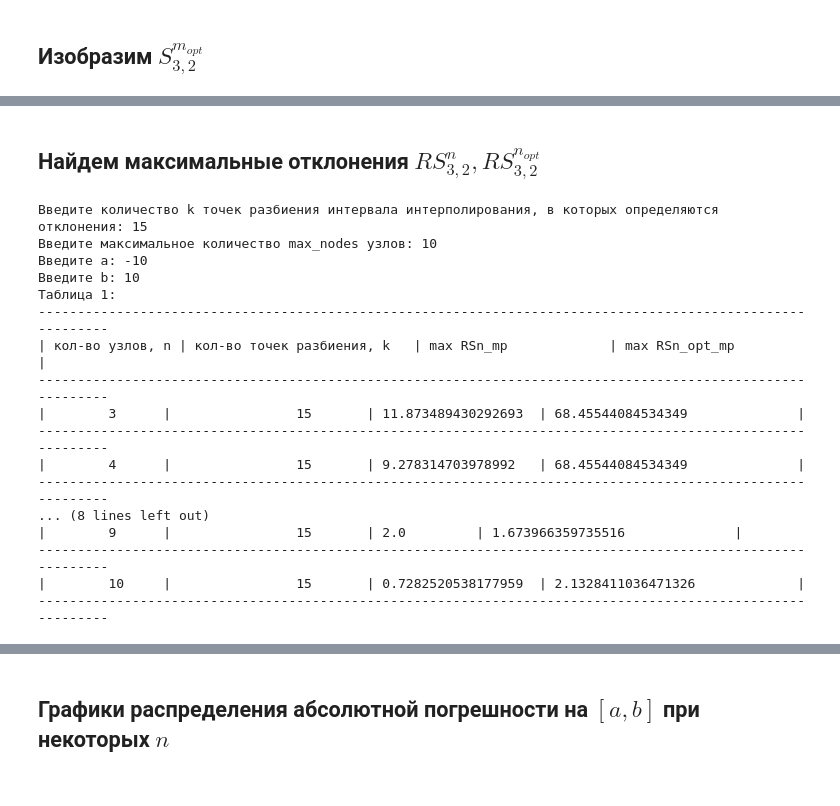
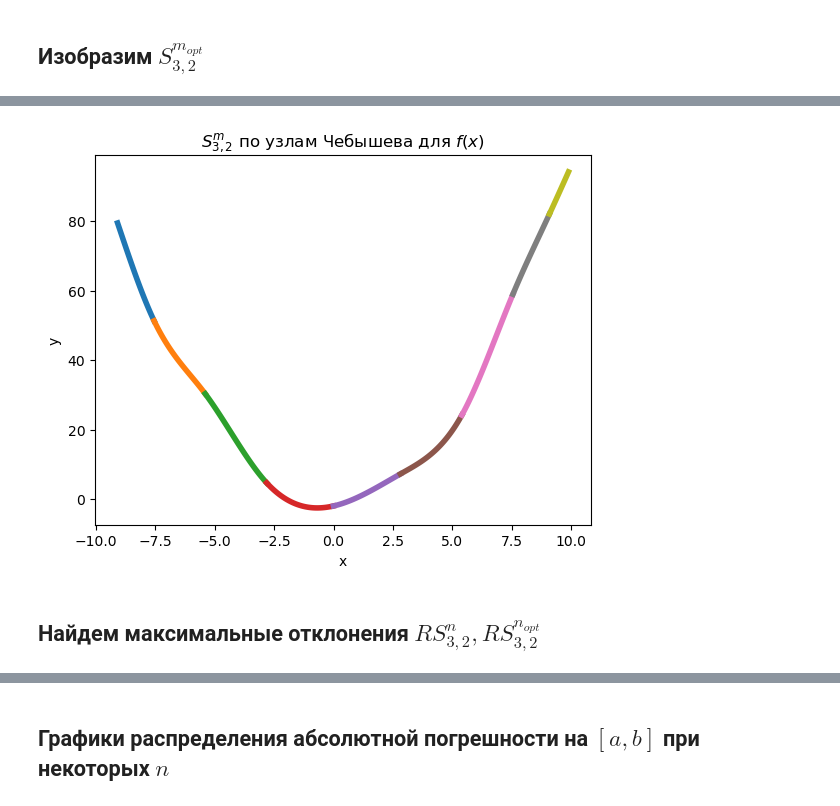
Before and after one commit to verse-chorus/NumericalMethodsSPbU, a Jupyter notebook: Interpolation/Cubic_spline.ipynb, the cells around one changed output, grey strips where cells are left out. Drawn from its saved outputs; the diff is of its cells as text; code cells hidden in the pictures.

```diff
--- a/Interpolation/Cubic_spline.ipynb
+++ b/Interpolation/Cubic_spline.ipynb
@@ -224,64 +157,6 @@ optimal_cub_spline(arg=1, a=-11, b=10, m=7, fig=True)
+# %%
+opt_spline.plot_spline()
+# %% [output]
+[figure, added]
 # %% [markdown]
 ## Найдем максимальные отклонения $RS_{3,2}^n, RS_{3,2}^{n_{opt}}$
-# %%
-k = int(input('Введите количество k точек разбиения интервала интерполирования, в которых определяются отклонения: '))
-max_nodes = int(input('Введите максимальное количество max_nodes узлов: '))
-# mds = maximum_difference_segment
-a = float(input('Введите a: '))
-b = float(input('Введите b: '))
-mds = np.linspace(a, b, k)
-
-func_mds = []
-spline_mds = []
-optimal_spline_mds = []
-RSn_mp = []
-RSn_opt_mp = []
-
-# значения точной функции в точках x0, x1, ..., xm; m >> n
-for i in mds:
-    func_mds.append(fn(i))
-
-print('Таблица 1:')
-print('-----------------------------------------------------------------------------------------------------------')
-print('| кол-во узлов, n | кол-во точек разбиения, k   | max RSn_mp \t\t | max RSn_opt_mp \t\t|' )
-print('-----------------------------------------------------------------------------------------------------------')
-
-for pp in range(3, max_nodes + 1):
-    # Ищем отклонения
-    for p in mds:
-        # значения линейного сплайна S_{3,2}^n в точках x0, x1, ..., xk; k >> n
-        spline_mds.append(cub_spline(arg=p, a=a, b=b, m=pp))
-        # значения линейного сплайна S_{3,2}^{n_opt} в точках x0, x1, ..., xk; k >> n
-        optimal_spline_mds.append(optimal_cub_spline(arg=p, a=a, b=b, m=pp))
-    # Отклонения
-    for j in range(1, len(mds)):
-        RSn_mp.append(np.absolute(func_mds[j] - spline_mds[j]))
-        RSn_opt_mp.append(np.absolute(func_mds[j] - optimal_spline_mds[j]))
-    RSn_mp_max = max(RSn_mp)
-    RSn_opt_mp_max = max(RSn_opt_mp)
-
-    print('|\t', pp, '\t|\t\t', k, '\t  |', RSn_mp_max, '\t|', RSn_opt_mp_max, '\t\t |')
-    print('-----------------------------------------------------------------------------------------------------------')
-    RSn_mp = []
-    RSn_opt_mp = []
-    RSn_mp_max, RSn_opt_mp_max = 0, 0
-    spline_mds = []
-    optimal_spline_mds = []
-# %% [output]
-Введите количество k точек разбиения интервала интерполирования, в которых определяются отклонения: 15
-Введите максимальное количество max_nodes узлов: 10
-Введите a: -10
-Введите b: 10
-Таблица 1:
------------------------------------------------------------------------------------------------------------
-| кол-во узлов, n | кол-во точек разбиения, k   | max RSn_mp             | max RSn_opt_mp               |
------------------------------------------------------------------------------------------------------------
-|        3      |                15       | 11.873489430292693  | 68.45544084534349              |
------------------------------------------------------------------------------------------------------------
-|        4      |                15       | 9.278314703978992   | 68.45544084534349              |
------------------------------------------------------------------------------------------------------------
-... (8 lines left out)
-|        9      |                15       | 2.0         | 1.673966359735516              |
------------------------------------------------------------------------------------------------------------
-|        10     |                15       | 0.7282520538177959  | 2.1328411036471326             |
------------------------------------------------------------------------------------------------------------
```
Also changed, not shown: parts of 20 cells of this notebook, 1 other file.
